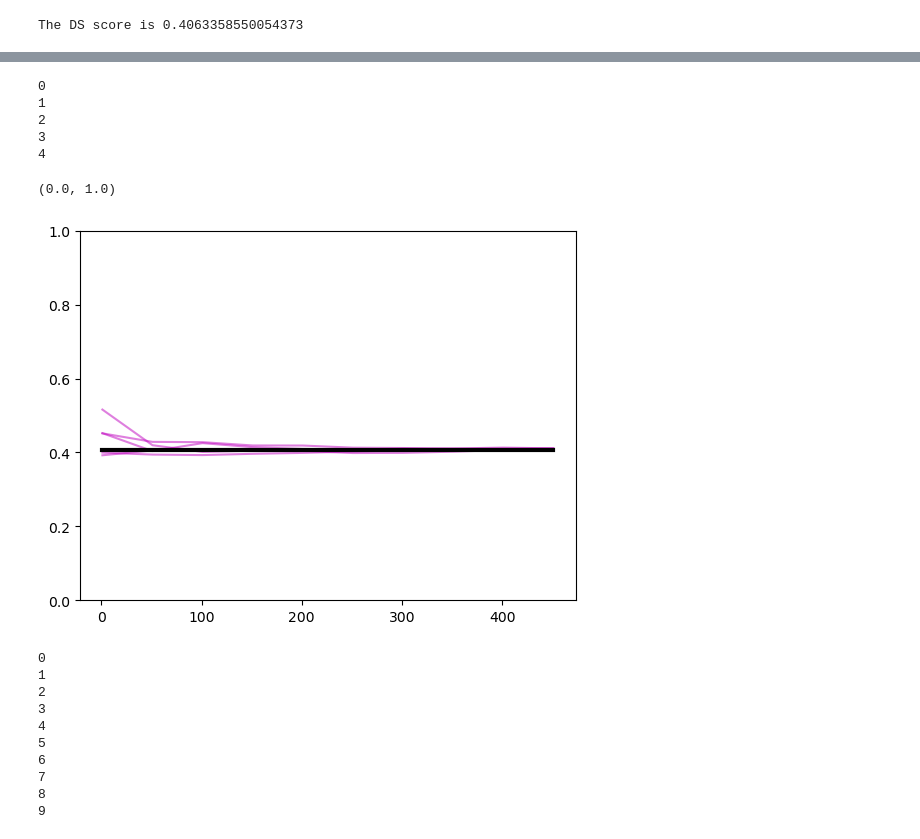
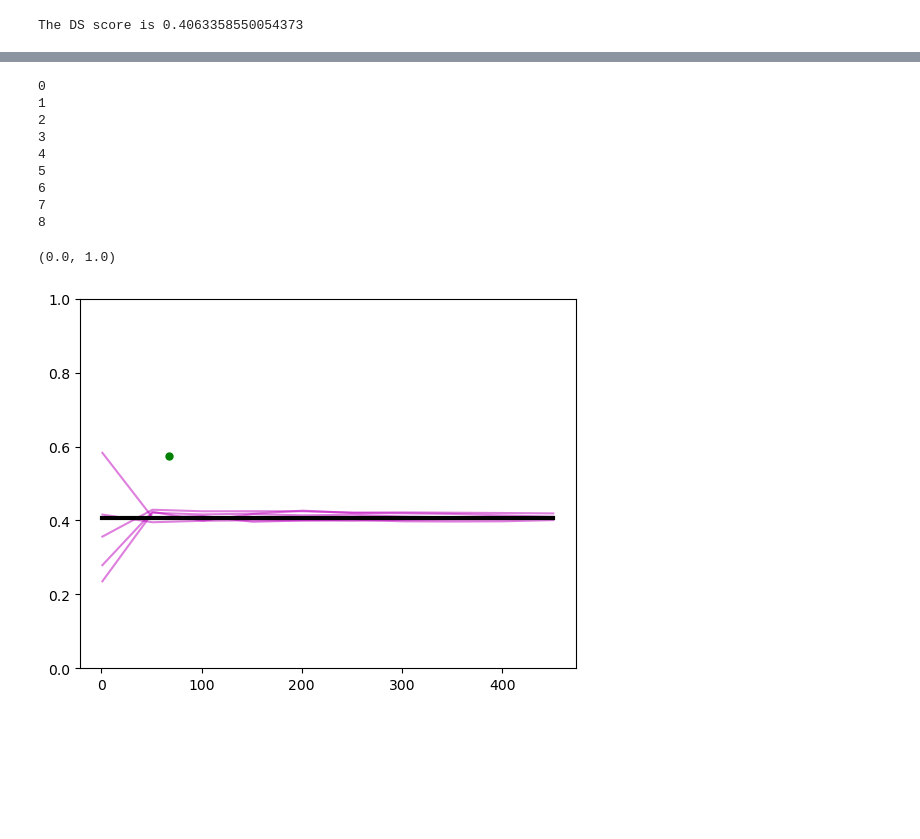
Before and after one commit to SarahHarvey/decoding-similarity, a Jupyter notebook: compare-networks-decoding-similarity.ipynb, the cells around one changed output, grey strips where cells are left out. Cells and saved outputs as stored; diff of their text form; code cells hidden in the pictures; blank space fills up the shorter version.

Commit message:
plotting

```diff
--- a/compare-networks-decoding-similarity.ipynb
+++ b/compare-networks-decoding-similarity.ipynb
@@ -246,7 +244,7 @@ M = np.shape(x1.numpy())[0]
 
 ds_scores_binary_all = []
 
-for trial in range(0,5):
+for trial in range(0,10):
     n = 1
     Ns = [n]
     Cz = dsutils.PartitionsCovMatrix(M, n, method='binary')
@@ -255,8 +253,8 @@ for trial in range(0,5):
     ds_scores_binary = [ds.score(x1.numpy(),y1.numpy(),Cz.matrix)]
 
     # delta_ns = np.arange(5, 100, 5)
-    delta_n = 50
-    for i in range(1,10):
+    delta_n = 10
+    for i in range(1,30):
         Cz.update_cov_matrix(delta_n)
         ds_scores_binary.append(ds.score(X,Y,Cz.matrix))
         n = Cz.n
@@ -271,15 +269,20 @@ for trial in range(0,5):
 2
 3
 4
+5
+6
+7
+8
 # %%
 for s in np.arange(len(ds_scores_binary_all)):
     plt.plot(Ns,ds_scores_binary_all[s],label='decoding similarity',color='m',alpha=0.5)
 
 plt.plot(Ns,CKAscore*np.ones(len(Ns)), label='CKA',color='black',linewidth=3)
+plt.plot(67,0.575207211364057,'.g',markersize=10)  # from coarse decoding task (later)
 plt.ylim(0,1)
 # %% [output]
 (0.0, 1.0)
-[figure, old version]
+[figure, new version]
 # %%
 ds = metrics.LinearDecodingSimilarity(center_columns=True, a=0, b=1)
 
@@ -309,17 +312,6 @@ for trial in range(0,10):
 
     ds_scores_gauss_all.append(ds_scores_gauss)
     print(trial)
-# %% [output]
-0
-1
-2
-3
-4
-5
-6
-7
-8
-9
 # %%
 for s in np.arange(len(ds_scores_gauss_all)):
     plt.plot(Ns,ds_scores_gauss_all[s],label='decoding similarity',color='m',alpha=0.5)
```
Also changed, not shown: parts of 10 cells of this notebook, 2 other files.
